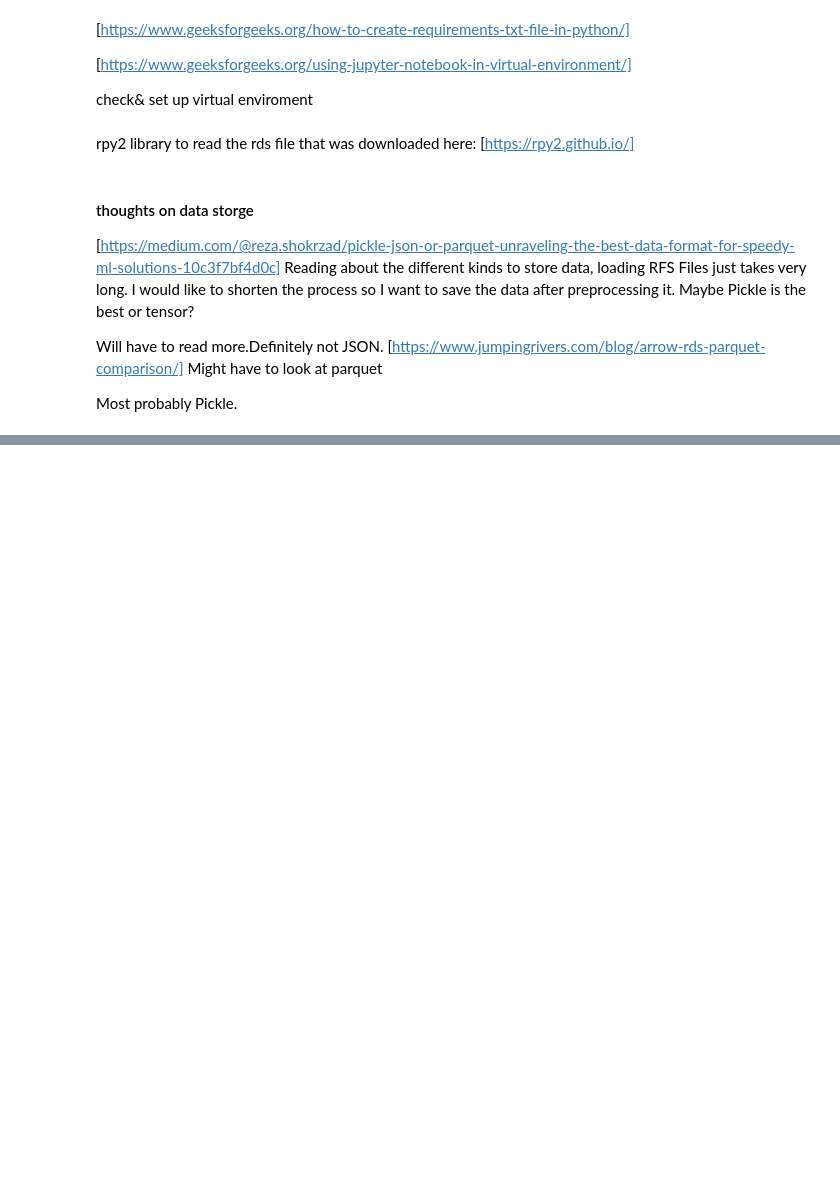
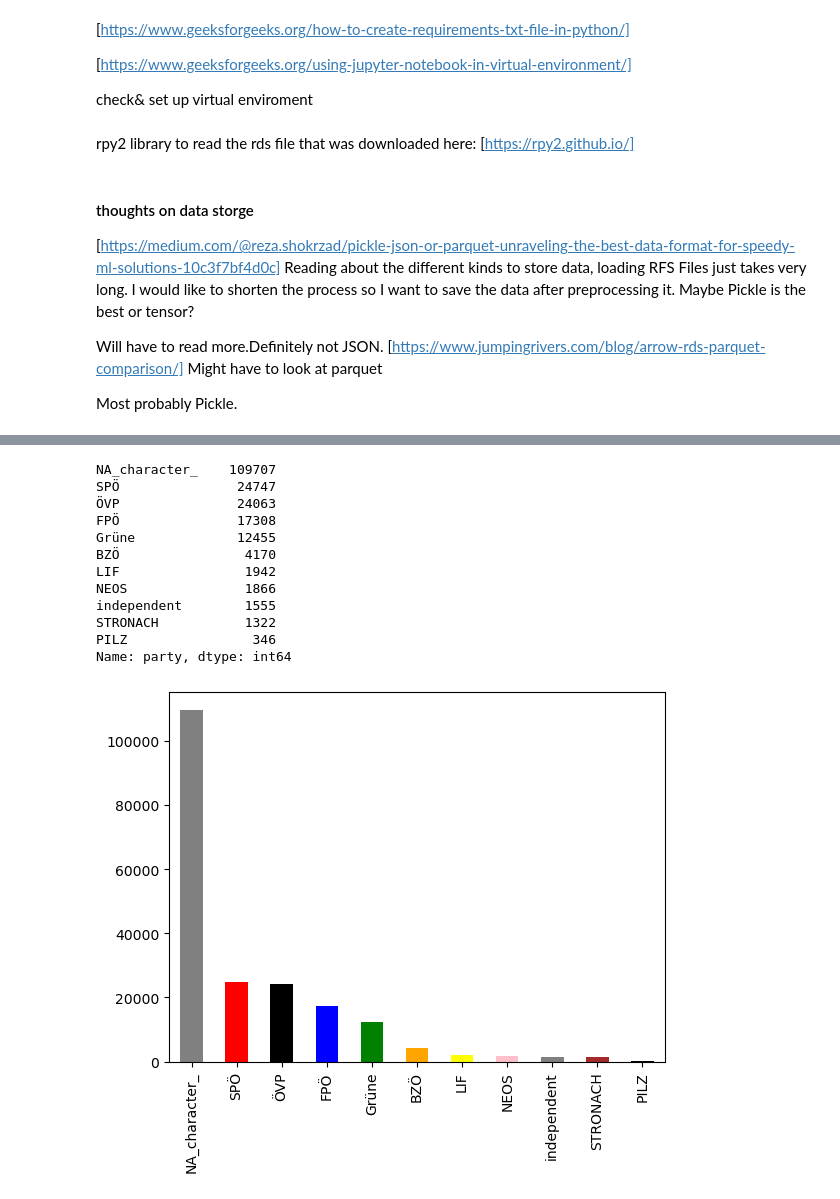
Before and after one commit to Sarah1108/ma_thesis, a Jupyter notebook: 1_read_data.ipynb, the cells around one changed output, grey strips where cells are left out. Cells and saved outputs as stored; diff of their text form; code cells hidden in the pictures; blank space fills up the shorter version.

```diff
--- a/1_read_data.ipynb
+++ b/1_read_data.ipynb
@@ -57,0 +95,19 @@ Most probably Pickle.
+# %%
+#visualise parties/speech distribution
+df['party'].value_counts().plot(kind='bar',color=['grey','red','black','blue','green','orange','yellow','pink','grey','brown','black'])
+print(df['party'].value_counts())
+plt.show()
+# %% [output]
+NA_character_    109707
+SPÖ               24747
+ÖVP               24063
+FPÖ               17308
+Grüne             12455
+BZÖ                4170
+LIF                1942
+NEOS               1866
+independent        1555
+STRONACH           1322
+PILZ                346
+Name: party, dtype: int64
+[figure, added]
```
Also changed, not shown: parts of 16 cells of this notebook.
